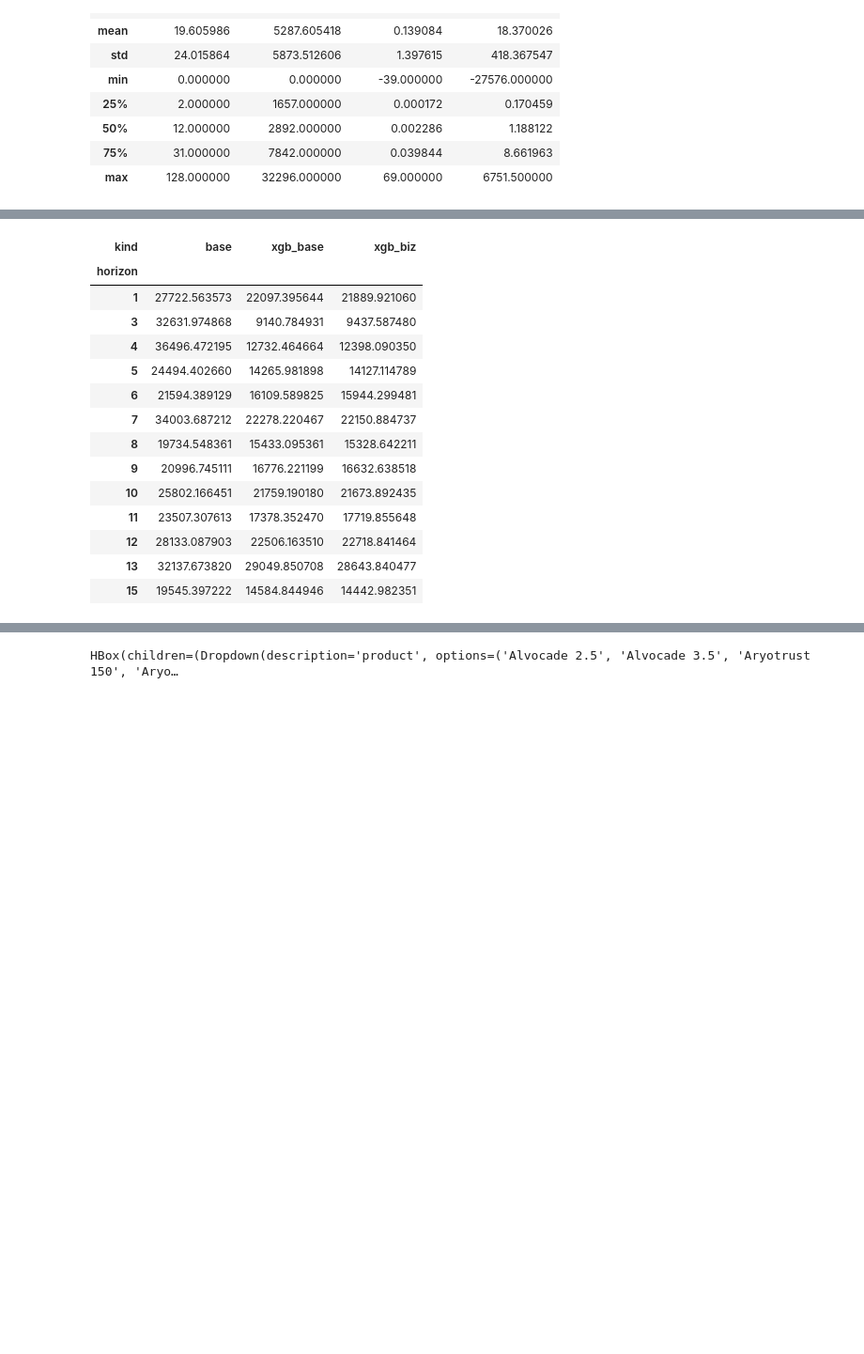
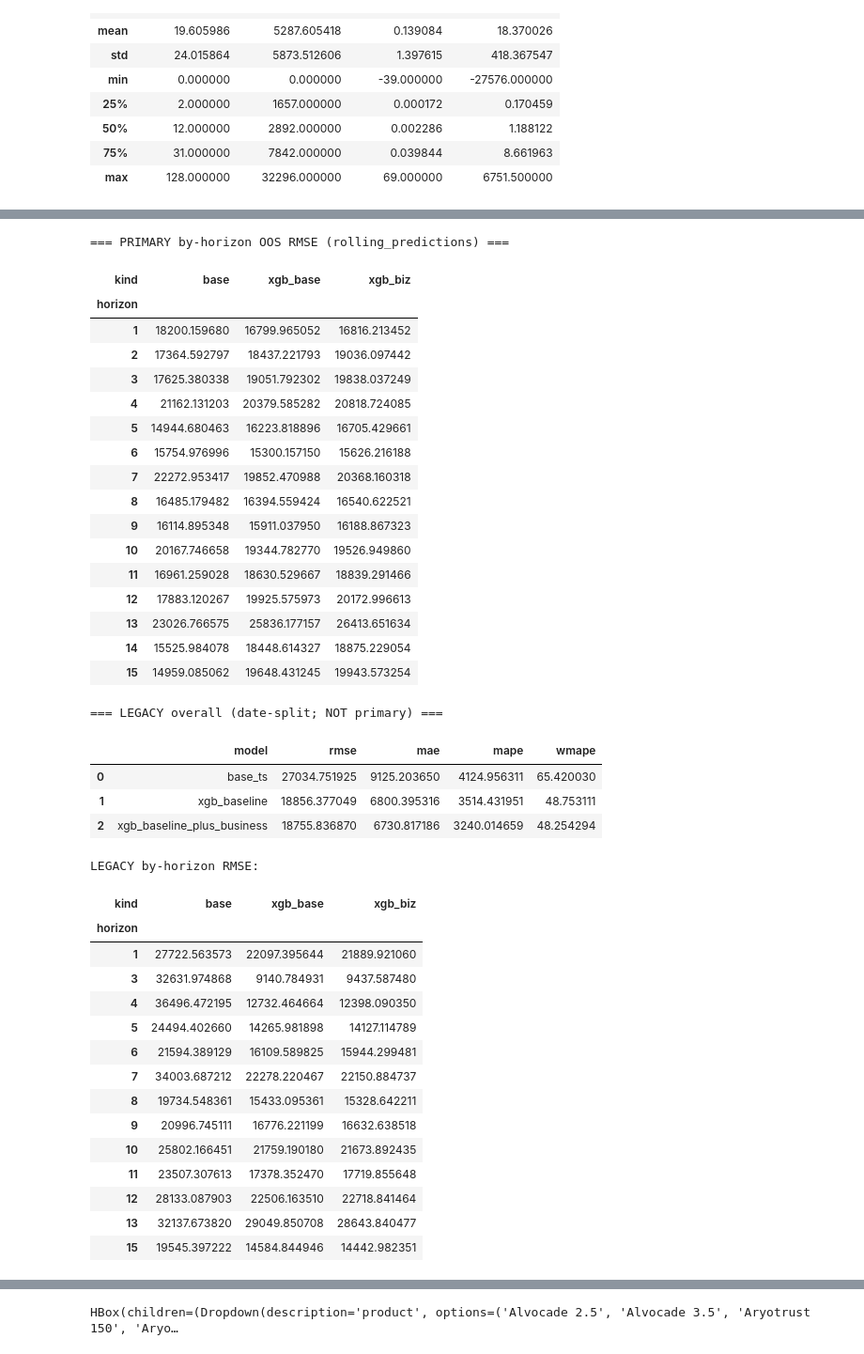
Before and after one commit to ki94mach/PharmProd_Forecast, a Jupyter notebook: notebooks/residual_prediction.ipynb, the cells around one changed output, grey strips where cells are left out. Shown at 94% size. Cells and saved outputs as stored; diff of their text form; code cells hidden in the pictures; blank space fills up the shorter version.

```diff
--- a/notebooks/residual_prediction.ipynb
+++ b/notebooks/residual_prediction.ipynb
@@ -846,29 +1015,72 @@ overall
 # %%
+# --- PRIMARY: horizon metrics on pooled OOS ---
+print("=== PRIMARY by-horizon OOS RMSE (rolling_predictions) ===")
 rows = []
-for h, g in test_df.groupby("horizon"):
+for h, g in rolling_predictions.groupby("horizon"):
     rows.append(metrics_block(g["sales"], g["forecast"], f"base_h{h}"))
     rows.append(metrics_block(g["sales"], g["forecast_adj_base"], f"xgb_base_h{h}"))
     rows.append(metrics_block(g["sales"], g["forecast_adj_biz"], f"xgb_biz_h{h}"))
-by_horizon = pd.DataFrame(rows)
-by_horizon["horizon"] = by_horizon["model"].str.extract(r"h(\d+)").astype(int)
-by_horizon["kind"] = by_horizon["model"].str.replace(r"_h\d+", "", regex=True)
-by_horizon.pivot(index="horizon", columns="kind", values="rmse")
+by_horizon_oos = pd.DataFrame(rows)
+by_horizon_oos["horizon"] = by_horizon_oos["model"].str.extract(r"h(\d+)").astype(int)
+by_horizon_oos["kind"] = by_horizon_oos["model"].str.replace(r"_h\d+", "", regex=True)
+by_horizon = by_horizon_oos  # alias
+display(by_horizon_oos.pivot(index="horizon", columns="kind", values="rmse"))
+
+# --- LEGACY date-split metrics (comparison only) ---
+print("\n=== LEGACY overall (date-split; NOT primary) ===")
+legacy_overall = overall_metrics_table(legacy_test_df)
+display(legacy_overall)
+
+legacy_rows = []
+for h, g in legacy_test_df.groupby("horizon"):
+    legacy_rows.append(metrics_block(g["sales"], g["forecast"], f"base_h{h}"))
+    legacy_rows.append(metrics_block(g["sales"], g["forecast_adj_base"], f"xgb_base_h{h}"))
+    legacy_rows.append(metrics_block(g["sales"], g["forecast_adj_biz"], f"xgb_biz_h{h}"))
+legacy_by_horizon = pd.DataFrame(legacy_rows)
+legacy_by_horizon["horizon"] = legacy_by_horizon["model"].str.extract(r"h(\d+)").astype(int)
+legacy_by_horizon["kind"] = legacy_by_horizon["model"].str.replace(r"_h\d+", "", regex=True)
+print("LEGACY by-horizon RMSE:")
+display(legacy_by_horizon.pivot(index="horizon", columns="kind", values="rmse"))
 # %% [output]
+=== PRIMARY by-horizon OOS RMSE (rolling_predictions) ===
 | kind | base | xgb_base | xgb_biz |
 | horizon |  |  |  |
-| 1 | 27722.563573 | 22097.395644 | 21889.921060 |
-| 3 | 32631.974868 | 9140.784931 | 9437.587480 |
-| 4 | 36496.472195 | 12732.464664 | 12398.090350 |
-| 5 | 24494.402660 | 14265.981898 | 14127.114789 |
-| 6 | 21594.389129 | 16109.589825 | 15944.299481 |
-| 7 | 34003.687212 | 22278.220467 | 22150.884737 |
-| 8 | 19734.548361 | 15433.095361 | 15328.642211 |
-| 9 | 20996.745111 | 16776.221199 | 16632.638518 |
-| 10 | 25802.166451 | 21759.190180 | 21673.892435 |
-| 11 | 23507.307613 | 17378.352470 | 17719.855648 |
-| 12 | 28133.087903 | 22506.163510 | 22718.841464 |
-| 13 | 32137.673820 | 29049.850708 | 28643.840477 |
-| 15 | 19545.397222 | 14584.844946 | 14442.982351 |
+| 1 | 18200.159680 | 16799.965052 | 16816.213452 |
+| 2 | 17364.592797 | 18437.221793 | 19036.097442 |
+| 3 | 17625.380338 | 19051.792302 | 19838.037249 |
+| 4 | 21162.131203 | 20379.585282 | 20818.724085 |
+| 5 | 14944.680463 | 16223.818896 | 16705.429661 |
+| 6 | 15754.976996 | 15300.157150 | 15626.216188 |
+| 7 | 22272.953417 | 19852.470988 | 20368.160318 |
+| 8 | 16485.179482 | 16394.559424 | 16540.622521 |
+| 9 | 16114.895348 | 15911.037950 | 16188.867323 |
+| 10 | 20167.746658 | 19344.782770 | 19526.949860 |
+| 11 | 16961.259028 | 18630.529667 | 18839.291466 |
+| 12 | 17883.120267 | 19925.575973 | 20172.996613 |
+| 13 | 23026.766575 | 25836.177157 | 26413.651634 |
+| 14 | 15525.984078 | 18448.614327 | 18875.229054 |
+| 15 | 14959.085062 | 19648.431245 | 19943.573254 |
+=== LEGACY overall (date-split; NOT primary) ===
+|  | model | rmse | mae | mape | wmape |
+| 0 | base_ts | 27034.751925 | 9125.203650 | 4124.956311 | 65.420030 |
+| 1 | xgb_baseline | 18856.377049 | 6800.395316 | 3514.431951 | 48.753111 |
+| 2 | xgb_baseline_plus_business | 18755.836870 | 6730.817186 | 3240.014659 | 48.254294 |
+LEGACY by-horizon RMSE:
+| kind | base | xgb_base | xgb_biz |
+| horizon |  |  |  |
+| 1 | 27722.563573 | 22097.395644 | 21889.921060 |
+| 3 | 32631.974868 | 9140.784931 | 9437.587480 |
+| 4 | 36496.472195 | 12732.464664 | 12398.090350 |
+| 5 | 24494.402660 | 14265.981898 | 14127.114789 |
+| 6 | 21594.389129 | 16109.589825 | 15944.299481 |
+| 7 | 34003.687212 | 22278.220467 | 22150.884737 |
+| 8 | 19734.548361 | 15433.095361 | 15328.642211 |
+| 9 | 20996.745111 | 16776.221199 | 16632.638518 |
+| 10 | 25802.166451 | 21759.190180 | 21673.892435 |
+| 11 | 23507.307613 | 17378.352470 | 17719.855648 |
+| 12 | 28133.087903 | 22506.163510 | 22718.841464 |
+| 13 | 32137.673820 | 29049.850708 | 28643.840477 |
+| 15 | 19545.397222 | 14584.844946 | 14442.982351 |
 # %%
 import matplotlib.pyplot as plt
 
```
Also changed, not shown: parts of 10 cells of this notebook.
